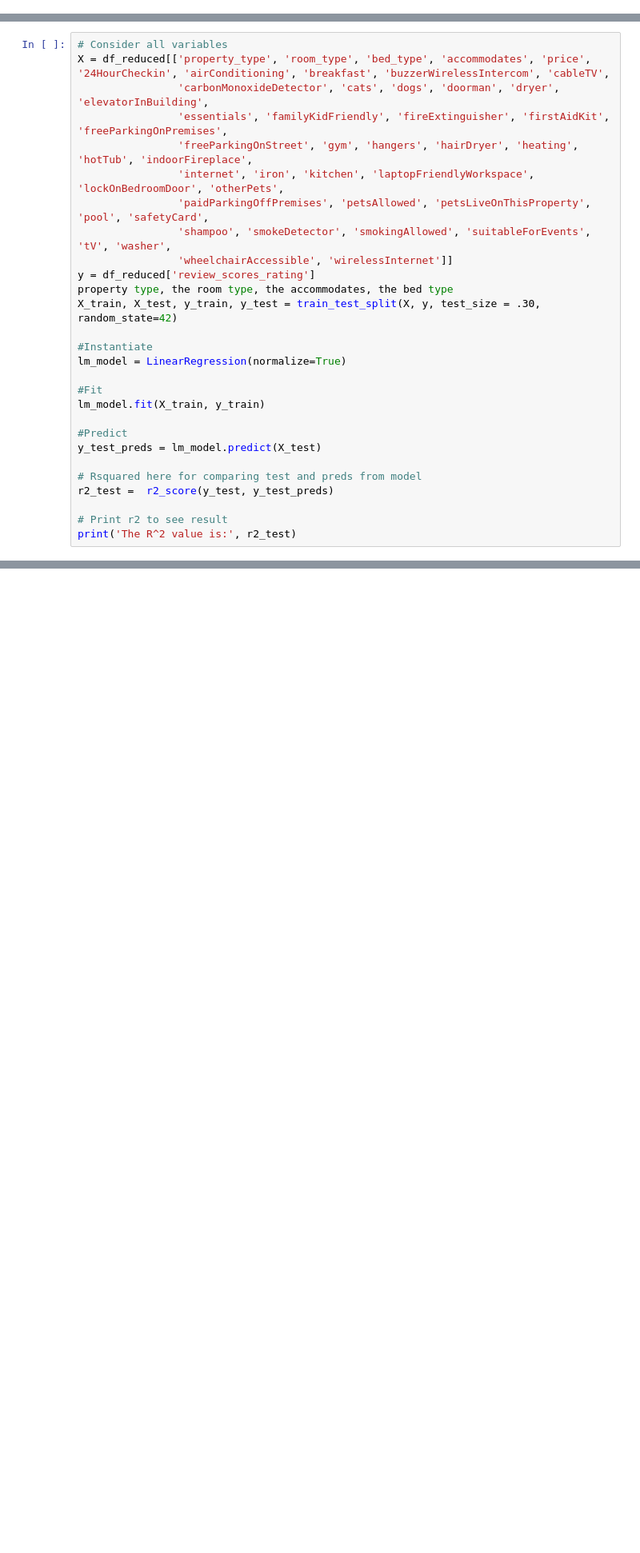
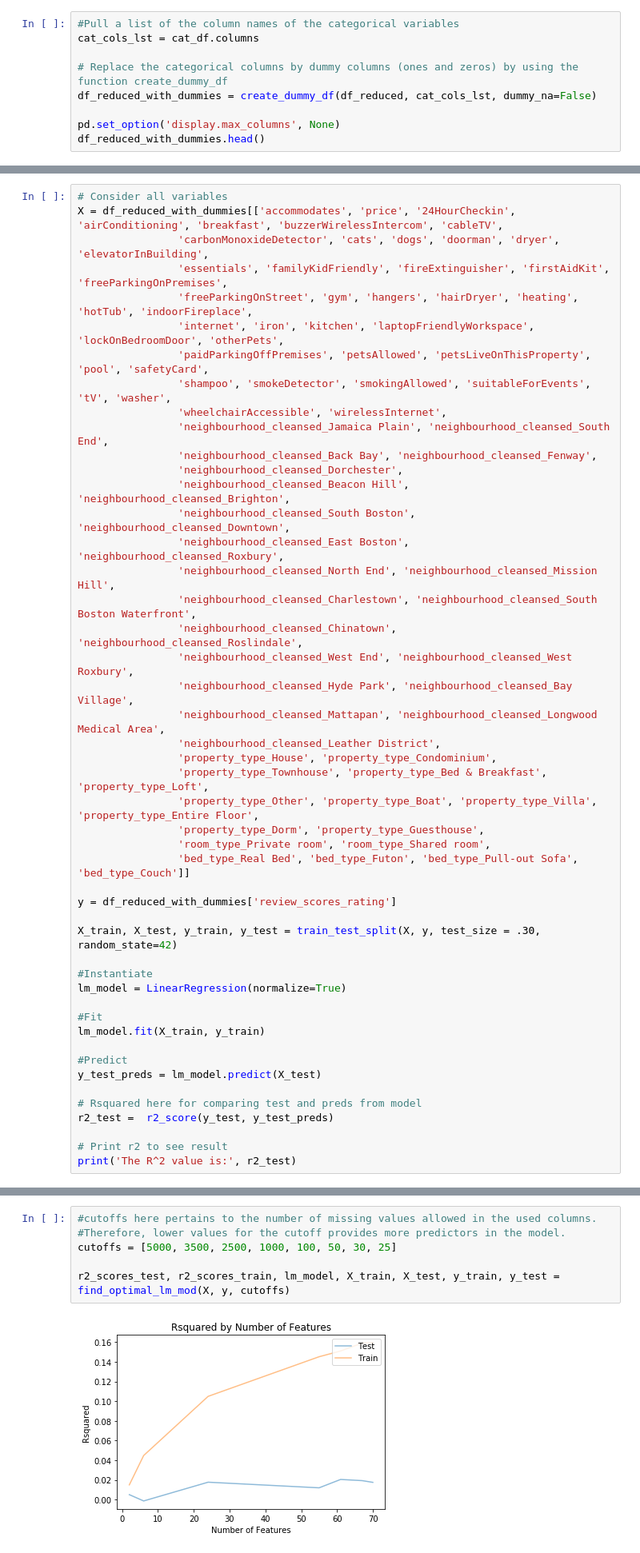
Before and after one commit to MiRoDS/DataScience_Project1, a Jupyter notebook: AirBNBAnalysis.ipynb, the cells around one changed output, grey strips where cells are left out. Shown at 80% size. Drawn from its saved outputs; the diff is of its cells as text; blank space fills up the shorter version.

```diff
--- a/AirBNBAnalysis.ipynb
+++ b/AirBNBAnalysis.ipynb
@@ -332,0 +368,9 @@ df_reduced=df_prepared.dropna(subset=['review_scores_rating'], axis=0)
+# %%
+#Pull a list of the column names of the categorical variables
+cat_cols_lst = cat_df.columns
+
+# Replace the categorical columns by dummy columns (ones and zeros) by using the function create_dummy_df
+df_reduced_with_dummies = create_dummy_df(df_reduced, cat_cols_lst, dummy_na=False)
+
+pd.set_option('display.max_columns', None)
+df_reduced_with_dummies.head()
@@ -439,16 +498,36 @@ wheelchairAccessible : 0.7055989144332236
 wirelessInternet : 4.81098415589239
 # %%
 # Consider all variables
-X = df_reduced[['property_type', 'room_type', 'bed_type', 'accommodates', 'price', '24HourCheckin', 'airConditioning', 'breakfast', 'buzzerWirelessIntercom', 'cableTV',
+X = df_reduced_with_dummies[['accommodates', 'price', '24HourCheckin', 'airConditioning', 'breakfast', 'buzzerWirelessIntercom', 'cableTV',
                 'carbonMonoxideDetector', 'cats', 'dogs', 'doorman', 'dryer', 'elevatorInBuilding',
                 'essentials', 'familyKidFriendly', 'fireExtinguisher', 'firstAidKit', 'freeParkingOnPremises',
                 'freeParkingOnStreet', 'gym', 'hangers', 'hairDryer', 'heating', 'hotTub', 'indoorFireplace',
                 'internet', 'iron', 'kitchen', 'laptopFriendlyWorkspace', 'lockOnBedroomDoor', 'otherPets',
                 'paidParkingOffPremises', 'petsAllowed', 'petsLiveOnThisProperty', 'pool', 'safetyCard',
                 'shampoo', 'smokeDetector', 'smokingAllowed', 'suitableForEvents', 'tV', 'washer',
-                'wheelchairAccessible', 'wirelessInternet']]
-y = df_reduced['review_scores_rating']
-property type, the room type, the accommodates, the bed type
+                'wheelchairAccessible', 'wirelessInternet',
+                'neighbourhood_cleansed_Jamaica Plain', 'neighbourhood_cleansed_South End',
+                'neighbourhood_cleansed_Back Bay', 'neighbourhood_cleansed_Fenway',
+                'neighbourhood_cleansed_Dorchester',
+                'neighbourhood_cleansed_Beacon Hill', 'neighbourhood_cleansed_Brighton',
+                'neighbourhood_cleansed_South Boston', 'neighbourhood_cleansed_Downtown',
+                'neighbourhood_cleansed_East Boston', 'neighbourhood_cleansed_Roxbury',
+                'neighbourhood_cleansed_North End', 'neighbourhood_cleansed_Mission Hill',
+                'neighbourhood_cleansed_Charlestown', 'neighbourhood_cleansed_South Boston Waterfront',
+                'neighbourhood_cleansed_Chinatown', 'neighbourhood_cleansed_Roslindale',
+                'neighbourhood_cleansed_West End', 'neighbourhood_cleansed_West Roxbury',
+                'neighbourhood_cleansed_Hyde Park', 'neighbourhood_cleansed_Bay Village',
+                'neighbourhood_cleansed_Mattapan', 'neighbourhood_cleansed_Longwood Medical Area',
+                'neighbourhood_cleansed_Leather District',
+                'property_type_House', 'property_type_Condominium',
+                'property_type_Townhouse', 'property_type_Bed & Breakfast', 'property_type_Loft',
+                'property_type_Other', 'property_type_Boat', 'property_type_Villa', 'property_type_Entire Floor',
+                'property_type_Dorm', 'property_type_Guesthouse',
+                'room_type_Private room', 'room_type_Shared room',
+                'bed_type_Real Bed', 'bed_type_Futon', 'bed_type_Pull-out Sofa', 'bed_type_Couch']]
+
+y = df_reduced_with_dummies['review_scores_rating']
+
 X_train, X_test, y_train, y_test = train_test_split(X, y, test_size = .30, random_state=42)
 
 #Instantiate
@@ -489,0 +549,8 @@ Name: property_type, Length: 2772, dtype: object
+# %%
+#cutoffs here pertains to the number of missing values allowed in the used columns.
+#Therefore, lower values for the cutoff provides more predictors in the model.
+cutoffs = [5000, 3500, 2500, 1000, 100, 50, 30, 25]
+
+r2_scores_test, r2_scores_train, lm_model, X_train, X_test, y_train, y_test = find_optimal_lm_mod(X, y, cutoffs)
+# %% [output]
+[figure, added]
```
Also changed, not shown: parts of 14 cells of this notebook.
